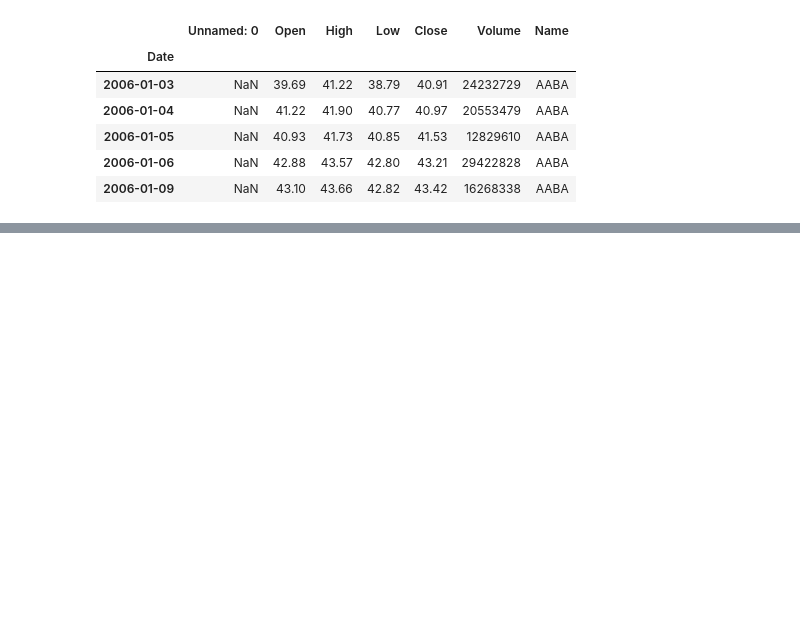
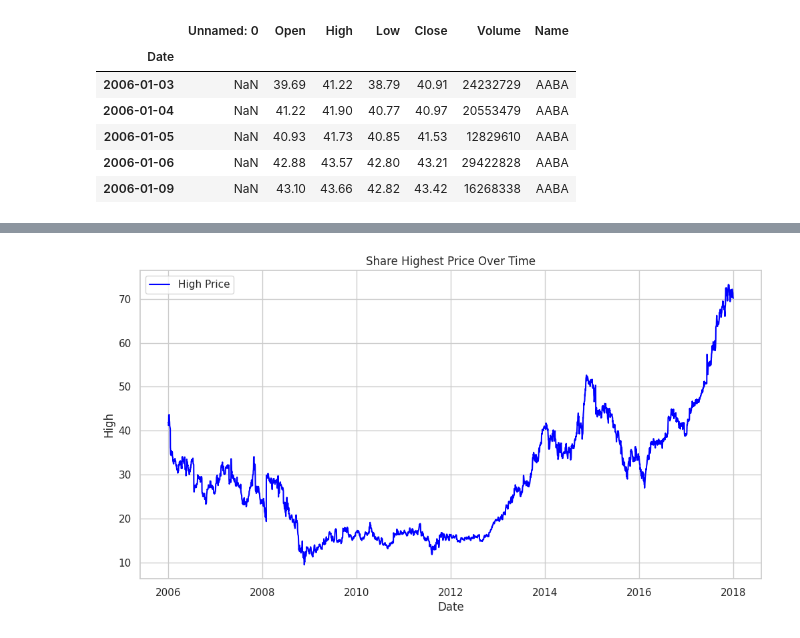
Before and after one commit to youngwiez/colab_python, a Jupyter notebook: Raka_MPP_22Feb24.ipynb, the cells around one changed output, grey strips where cells are left out. Saved outputs shown, nothing was run; the diff lists cells and outputs as text; code cells hidden in the pictures; blank space fills up the shorter version.

```diff
--- a/Raka_MPP_22Feb24.ipynb
+++ b/Raka_MPP_22Feb24.ipynb
@@ -113,3 +113,7 @@ df.head()
 | 2006-01-05 | NaN | 40.93 | 41.73 | 40.85 | 41.53 | 12829610 | AABA |
 | 2006-01-06 | NaN | 42.88 | 43.57 | 42.80 | 43.21 | 29422828 | AABA |
 | 2006-01-09 | NaN | 43.10 | 43.66 | 42.82 | 43.42 | 16268338 | AABA |
+# %%
+# menghapus column yang tidak diperlukan
+df.drop(columns='Unnamed: 0', inplace =True)
+df.head()
@@ -115,0 +128,15 @@ df.head()
+# %%
+# Proses Plotting Data
+sns.set(style="whitegrid")  # Setting style grafik menggunakan style whitegrid
+
+plt.figure(figsize=(12, 6))  # Setting ukuran gambar
+sns.lineplot(data=df, x='Date', y='High', label='High Price', color='blue')
+
+# Memberi label dan judul
+plt.xlabel('Date')
+plt.ylabel('High')
+plt.title('Share Highest Price Over Time')
+
+plt.show()
+# %% [output]
+[figure, added]
```
Also changed, not shown: parts of 3 cells of this notebook.
